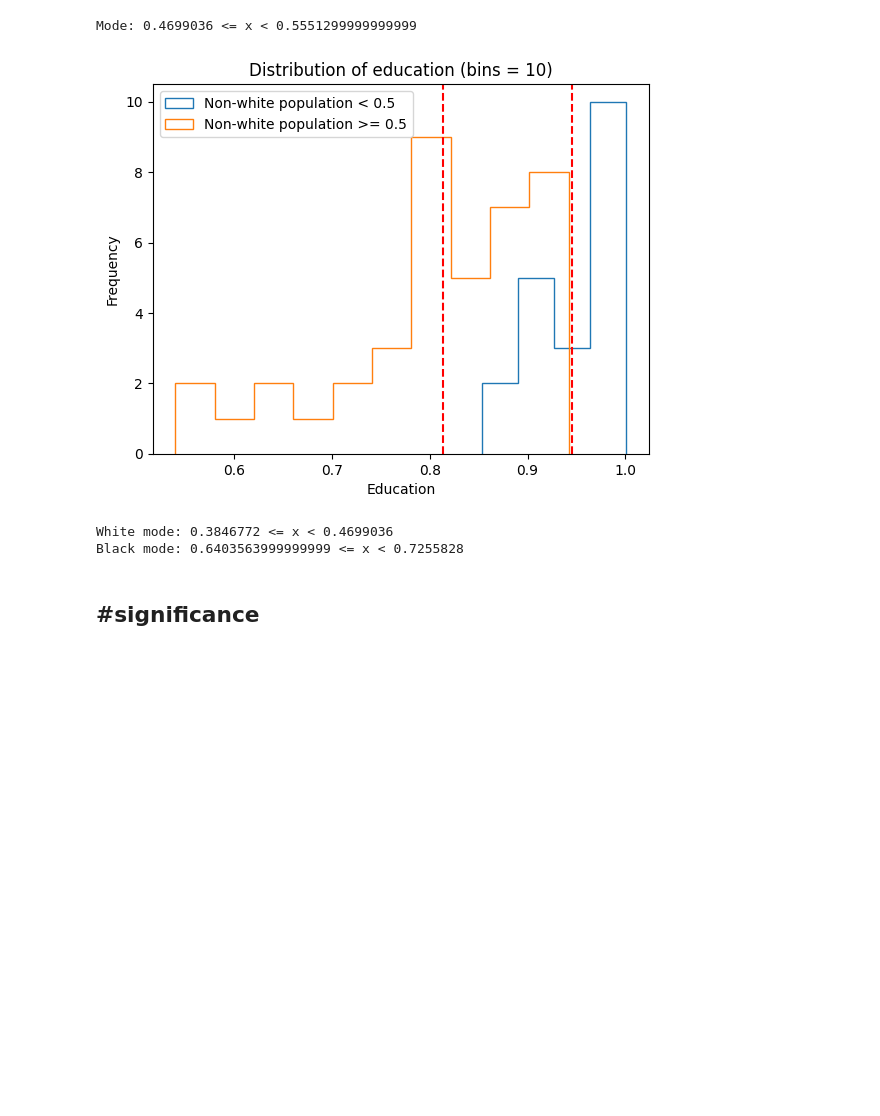
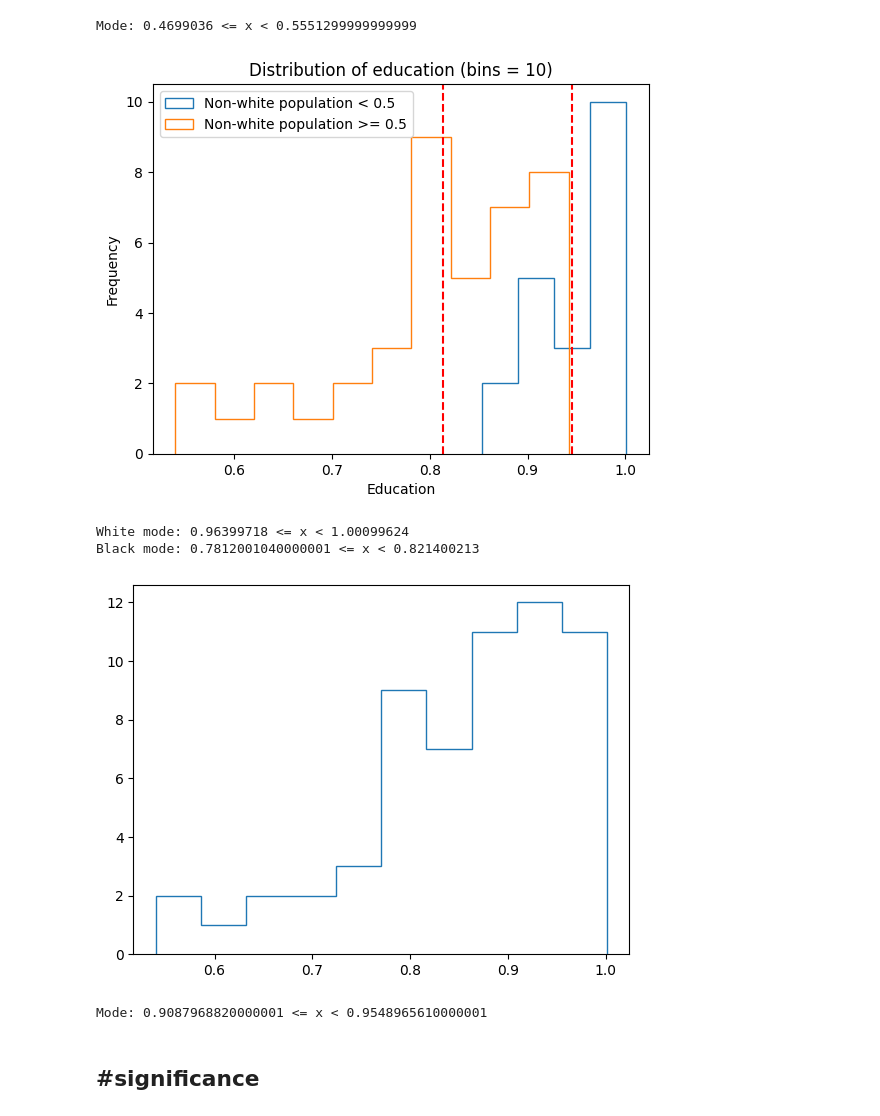
Before and after one commit to 000alen/cs50-statistical-inference, a Jupyter notebook: Sonja2.ipynb, the cells around one changed output. Drawn from its saved outputs; the diff is of its cells as text; code cells hidden in the pictures; blank space fills up the shorter version.

```diff
--- a/Sonja2.ipynb
+++ b/Sonja2.ipynb
@@ -146,18 +145,35 @@ plt.savefig("sonja_figure2.png", dpi=600)
 plt.show()
 
 i = numpy.argmax(n_1)
-lower = bins[i]
-upper = bins[i + 1]
+lower = bins_1[i]
+upper = bins_1[i + 1]
 print(f"White mode: {lower} <= x < {upper}")
 
 i = numpy.argmax(n_2)
-lower = bins[i]
-upper = bins[i + 1]
+lower = bins_2[i]
+upper = bins_2[i + 1]
 print(f"Black mode: {lower} <= x < {upper}")
 # %% [output]
 [figure]
-White mode: 0.3846772 <= x < 0.4699036
-Black mode: 0.6403563999999999 <= x < 0.7255828
+White mode: 0.96399718 <= x < 1.00099624
+Black mode: 0.7812001040000001 <= x < 0.821400213
+# %%
+figure, ax = plt.subplots()
+
+n_1, bins_1, _ = ax.hist(
+    df[Y],
+    histtype="step",
+)
+
+plt.show()
+
+i = numpy.argmax(n_1)
+lower = bins_1[i]
+upper = bins_1[i + 1]
+print(f"Mode: {lower} <= x < {upper}")
+# %% [output]
+[figure, added]
+Mode: 0.9087968820000001 <= x < 0.9548965610000001
 # %% [markdown]
 ## #significance
 # %%
```
Also changed, not shown: parts of 3 cells of this notebook, 5 other files.
